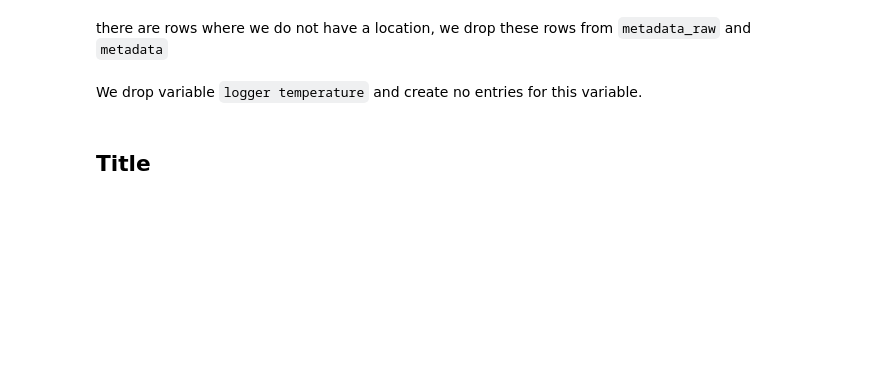
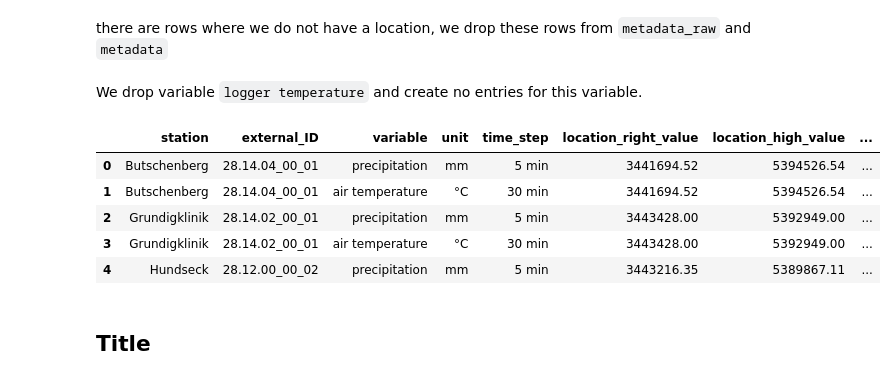
Before and after one commit to VForWaTer/scripts, a Jupyter notebook: buehlot/upload_buehlot.ipynb, the cells around one changed output. Cells and saved outputs as stored; diff of their text form; code cells hidden in the pictures; blank space fills up the shorter version.

```diff
--- a/buehlot/upload_buehlot.ipynb
+++ b/buehlot/upload_buehlot.ipynb
@@ -47,7 +49,15 @@ We drop variable `logger temperature` and create no entries for this variable.
 # %%
 # drop from metadata_raw where variable is "logger temperature"
 metadata_raw = metadata_raw[metadata_raw["variable"] != "logger temperature"]
 metadata_raw.reset_index(drop=True, inplace=True)
+metadata_raw.head(5)
+# %% [output]
+|  | station | external_ID | variable | unit | time_step | location_right_value | location_high_value | ... |
+| 0 | Butschenberg | 28.14.04_00_01 | precipitation | mm | 5 min | 3441694.52 | 5394526.54 | ... |
+| 1 | Butschenberg | 28.14.04_00_01 | air temperature | °C | 30 min | 3441694.52 | 5394526.54 | ... |
+| 2 | Grundigklinik | 28.14.02_00_01 | precipitation | mm | 5 min | 3443428.00 | 5392949.00 | ... |
+| 3 | Grundigklinik | 28.14.02_00_01 | air temperature | °C | 30 min | 3443428.00 | 5392949.00 | ... |
+| 4 | Hundseck | 28.12.00_00_02 | precipitation | mm | 5 min | 3443216.35 | 5389867.11 | ... |
 # %% [markdown]
 ## Title
 # %%
```
Also changed, not shown: parts of 29 cells of this notebook.
